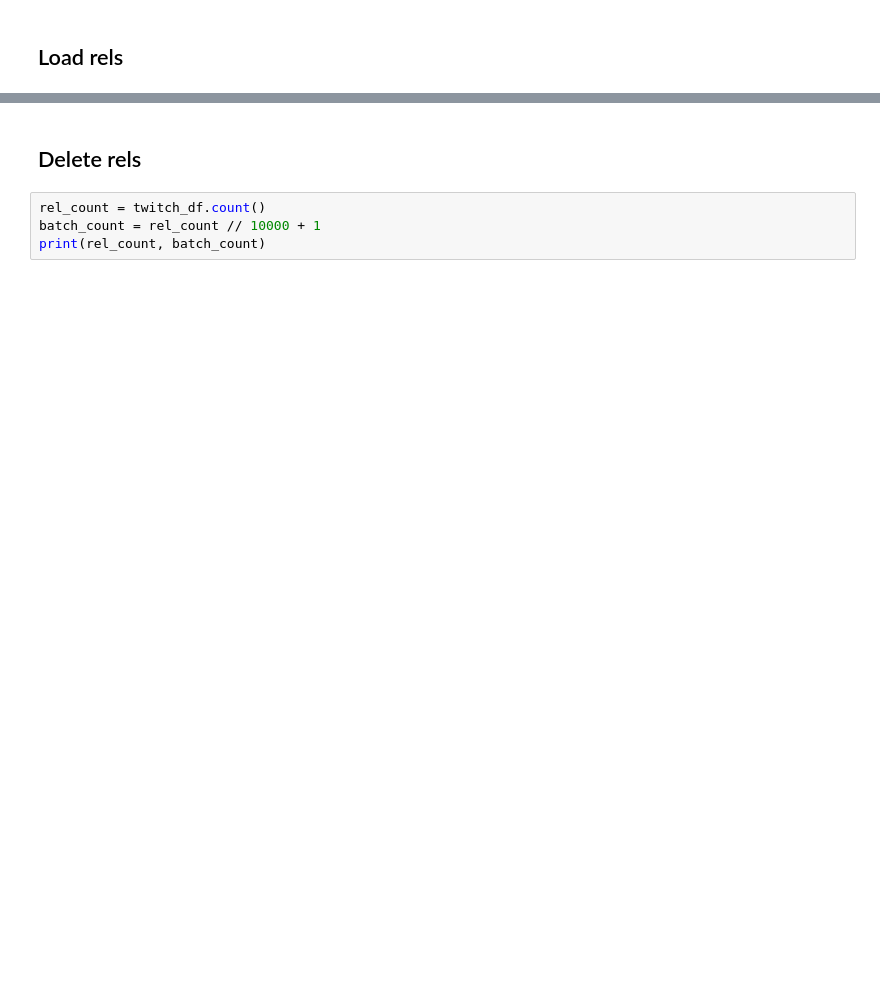
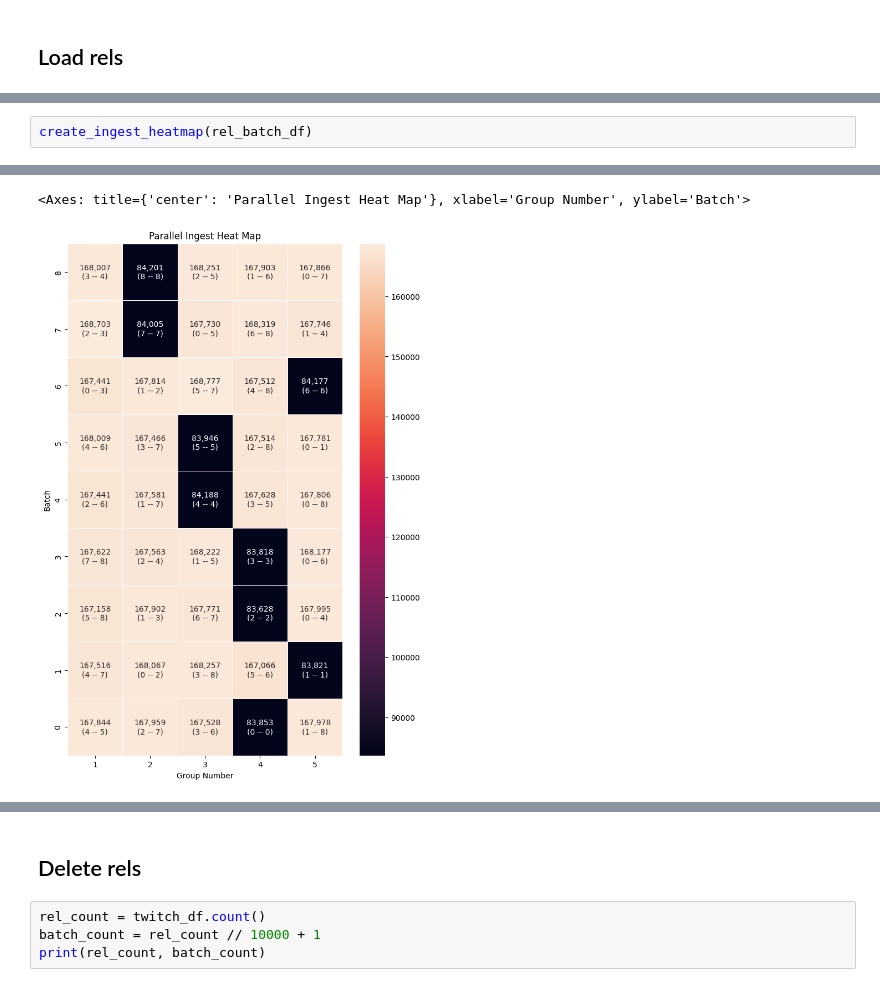
Before and after one commit to neo4j-field/neo4j-parallel-spark-loader, a Jupyter notebook: examples/monopartite_twitch_gamers.ipynb, the cells around one changed output, grey strips where cells are left out. Cells and saved outputs as stored; diff of their text form; blank space fills up the shorter version.

Commit message:
update visualization

```diff
--- a/examples/monopartite_twitch_gamers.ipynb
+++ b/examples/monopartite_twitch_gamers.ipynb
@@ -133,2 +147,5 @@ StatementMeta(medium, 18, 15, Finished, Available, Finished)
 +------------+------------+------+-----+
 only showing top 20 rows
+# %%
+create_ingest_heatmap(rel_batch_df)
+# %% [output]
@@ -135,3 +153,5 @@ only showing top 20 rows
+<Axes: title={'center': 'Parallel Ingest Heat Map'}, xlabel='Group Number', ylabel='Batch'>
+[figure, added]
 # %%
 query = """
     MATCH(source:Node {id: event.numeric_id_1})
```
Also changed, not shown: parts of 14 cells of this notebook, 1 other file.
